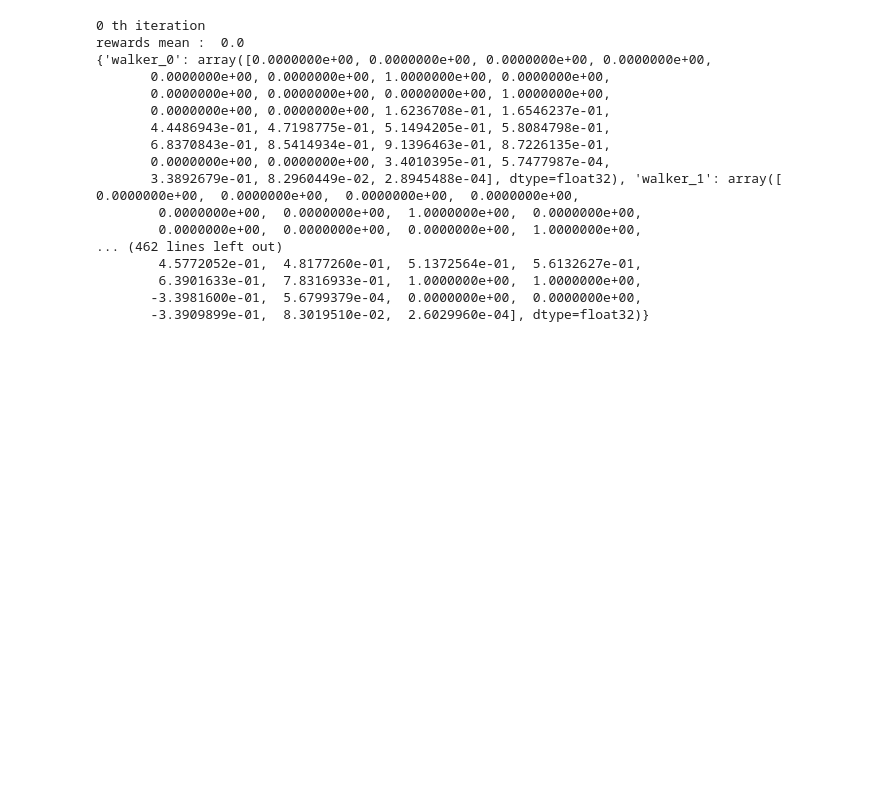
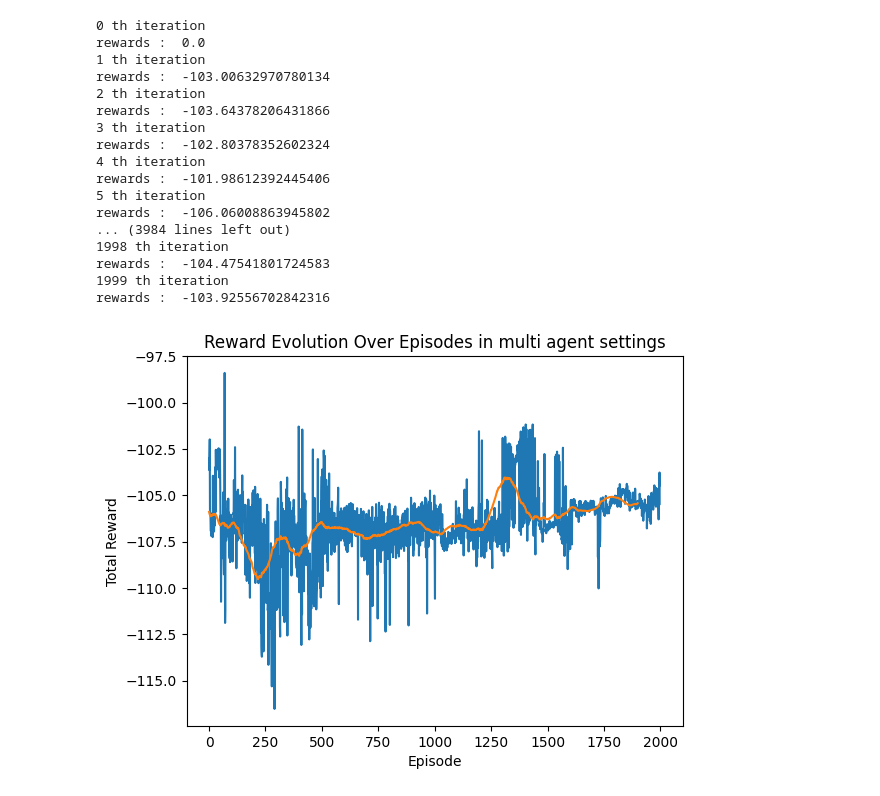
Before and after one commit to natacharvr/COCOMA_RL, a Jupyter notebook: multi_agent_ddpg.ipynb, the cells around one changed output. Drawn from its saved outputs; the diff is of its cells as text; code cells hidden in the pictures; blank space fills up the shorter version.

```diff
--- a/multi_agent_ddpg.ipynb
+++ b/multi_agent_ddpg.ipynb
@@ -9,7 +9,7 @@ import numpy as np
 # Create environment and Experience Replay Buffer
 num_envs = 1
 # env = multiwalker_v9.parallel_env(render_mode='human')
-env = multiwalker_v9.parallel_env(forward_reward=100)
+env = multiwalker_v9.parallel_env()
 env.reset()
 try:
     state_dim = [env.observation_space(agent).shape[0] for agent in env.agents]
@@ -25,13 +25,13 @@ except Exception:
     action_dim = [env.action_space(agent).n for agent in env.agents]
 
 field_names = ["state", "action", "reward", "next_state", "done"]
-memory = ReplayBuffer(memory_size=300, field_names=field_names, action_dim=action_dim[0])
+memories = {a:ReplayBuffer(memory_size=300, field_names=field_names, action_dim=action_dim[0]) for a in env.agents}   # Create Experience Replay Buffer
 agents = {a:DDPG(state_dim=state_dim, action_dim=action_dim[0], one_hot=one_hot) for a in env.agents}   # Create DDPG agents
 reward_evolution = []
 rewards = []
 
-for i in range(20):
-    print(i, "th iteration \nrewards mean : ", np.sum(rewards))
+for i in range(2000):
+    print(i, "th iteration \nrewards : ", np.sum(rewards))
     reward_evolution.append(np.sum(rewards))
 
     state = env.reset()[0]  # Reset environment at start of episode
@@ -39,43 +39,45 @@ for i in range(20):
     done = [False]
     rewards = []
 
-    print(state)
+    # print(state)
 
     while done[0] == False:
         actions = {a:agent.getAction(state[a])[0] for a, agent in agents.items()}    # Get next action from agent
+        # print(actions)
         # actions = {agent: actions for agent in env.agents}
         next_state, reward, done, _, _ = env.step(actions)   # Act in environment
         if 'walker_0' in next_state.keys():
-            next_state = next_state['walker_0']
+            # next_state = next_state['walker_0']
             done = [True] if done['walker_0'] or done['walker_1'] or done['walker_2'] else [False]
         else :
-            next_state = np.empty((31,))
+            next_state = {a:np.empty((31,)) for a in env.agents}
             done = [True]
-        reward = reward['walker_0']
-        rewards.append(reward)
-        memory.save2memory(state, actions, reward, next_state, done)
-
+        # reward = reward['walker_0']
+        rewards.append(sum(reward.values())/len(reward))
+        for a in env.agents:
+            memories[a].save2memory(state[a], actions[a], reward[a], next_state[a], done)
+            # Learn according to learning frequency
         state = next_state
-
-        # Learn according to learning frequency
-        if len(memory) >= agent.batch_size:
-            experiences = memory.sample(agent.batch_size) # Sample replay buffer
-            agent.learn(experiences)    # Learn according to agent's RL algorithm
+        for a in env.agents:
+            if len(memories[a]) >= agents[a].batch_size:
+                experiences = memories[a].sample(agents[a].batch_size) # Sample replay buffer
+                agents[a].learn(experiences)    # Learn according to agent's RL algorithm
+env.close()
 # %% [output]
 0 th iteration
-rewards mean :  0.0
-{'walker_0': array([0.0000000e+00, 0.0000000e+00, 0.0000000e+00, 0.0000000e+00,
-       0.0000000e+00, 0.0000000e+00, 1.0000000e+00, 0.0000000e+00,
-       0.0000000e+00, 0.0000000e+00, 0.0000000e+00, 1.0000000e+00,
-       0.0000000e+00, 0.0000000e+00, 1.6236708e-01, 1.6546237e-01,
-       4.4486943e-01, 4.7198775e-01, 5.1494205e-01, 5.8084798e-01,
-       6.8370843e-01, 8.5414934e-01, 9.1396463e-01, 8.7226135e-01,
-       0.0000000e+00, 0.0000000e+00, 3.4010395e-01, 5.7477987e-04,
-       3.3892679e-01, 8.2960449e-02, 2.8945488e-04], dtype=float32), 'walker_1': array([ 0.0000000e+00,  0.0000000e+00,  0.0000000e+00,  0.0000000e+00,
-        0.0000000e+00,  0.0000000e+00,  1.0000000e+00,  0.0000000e+00,
-        0.0000000e+00,  0.0000000e+00,  0.0000000e+00,  1.0000000e+00,
-... (462 lines left out)
-        4.5772052e-01,  4.8177260e-01,  5.1372564e-01,  5.6132627e-01,
-        6.3901633e-01,  7.8316933e-01,  1.0000000e+00,  1.0000000e+00,
-       -3.3981600e-01,  5.6799379e-04,  0.0000000e+00,  0.0000000e+00,
-       -3.3909899e-01,  8.3019510e-02,  2.6029960e-04], dtype=float32)}
+rewards :  0.0
+1 th iteration
+rewards :  -103.00632970780134
+2 th iteration
+rewards :  -103.64378206431866
+3 th iteration
+rewards :  -102.80378352602324
+4 th iteration
+rewards :  -101.98612392445406
+5 th iteration
+rewards :  -106.06008863945802
+... (3984 lines left out)
+1998 th iteration
+rewards :  -104.47541801724583
+1999 th iteration
+rewards :  -103.92556702842316
@@ -81,0 +93,13 @@ rewards mean :  0.0
+# %%
+
+import matplotlib.pyplot as plt
+
+plt.plot(reward_evolution[1:])
+plt.xlabel('Episode')
+plt.ylabel('Total Reward')
+reward_evolution_smoothed = np.convolve(reward_evolution[1:], np.ones(100)/100, mode='valid')
+plt.plot(reward_evolution_smoothed)
+plt.title('Reward Evolution Over Episodes in multi agent settings')
+plt.show()
+# %% [output]
+[figure, added]
```
Also changed, not shown: parts of 2 cells of this notebook, 9 other files.
